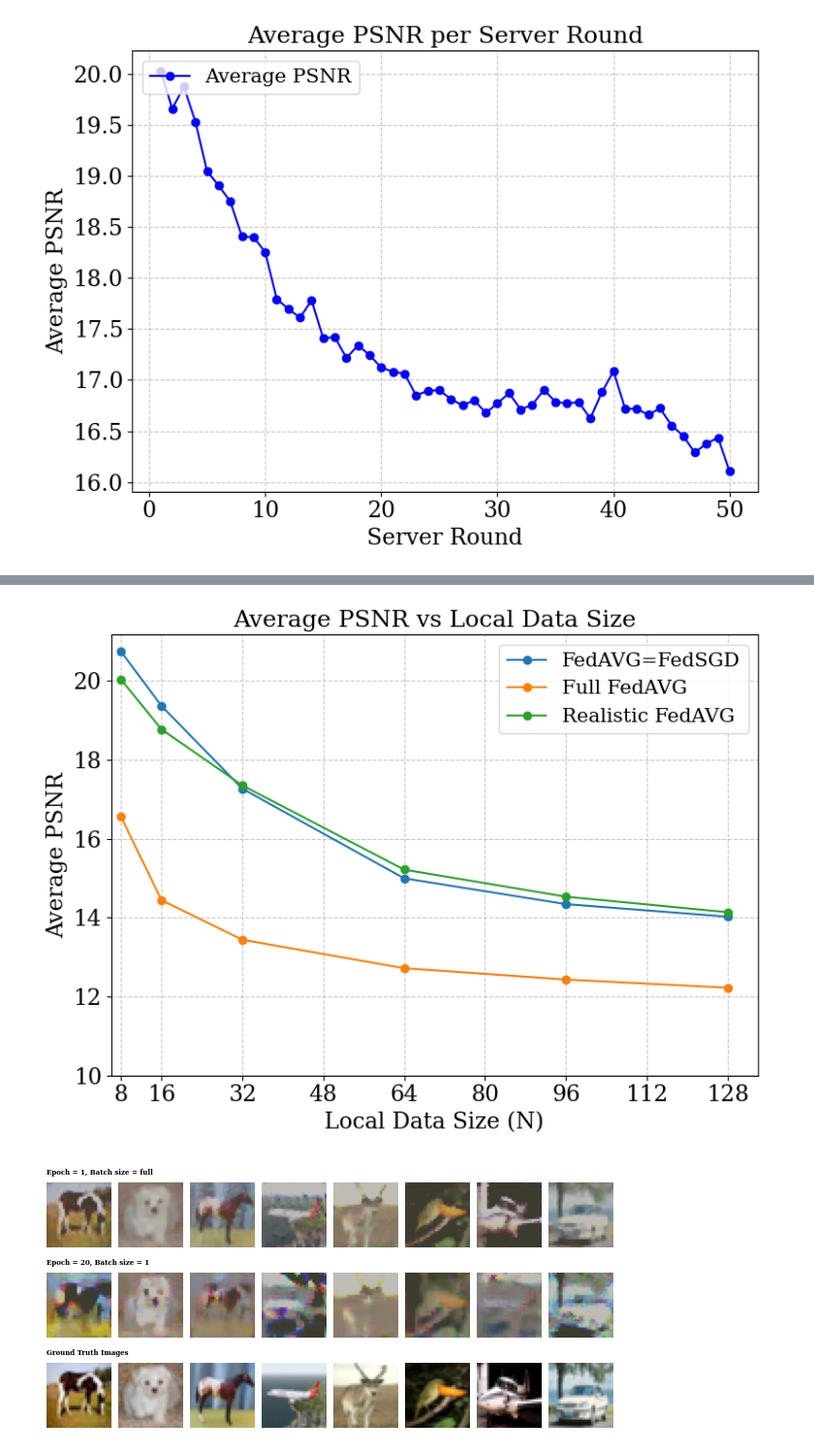
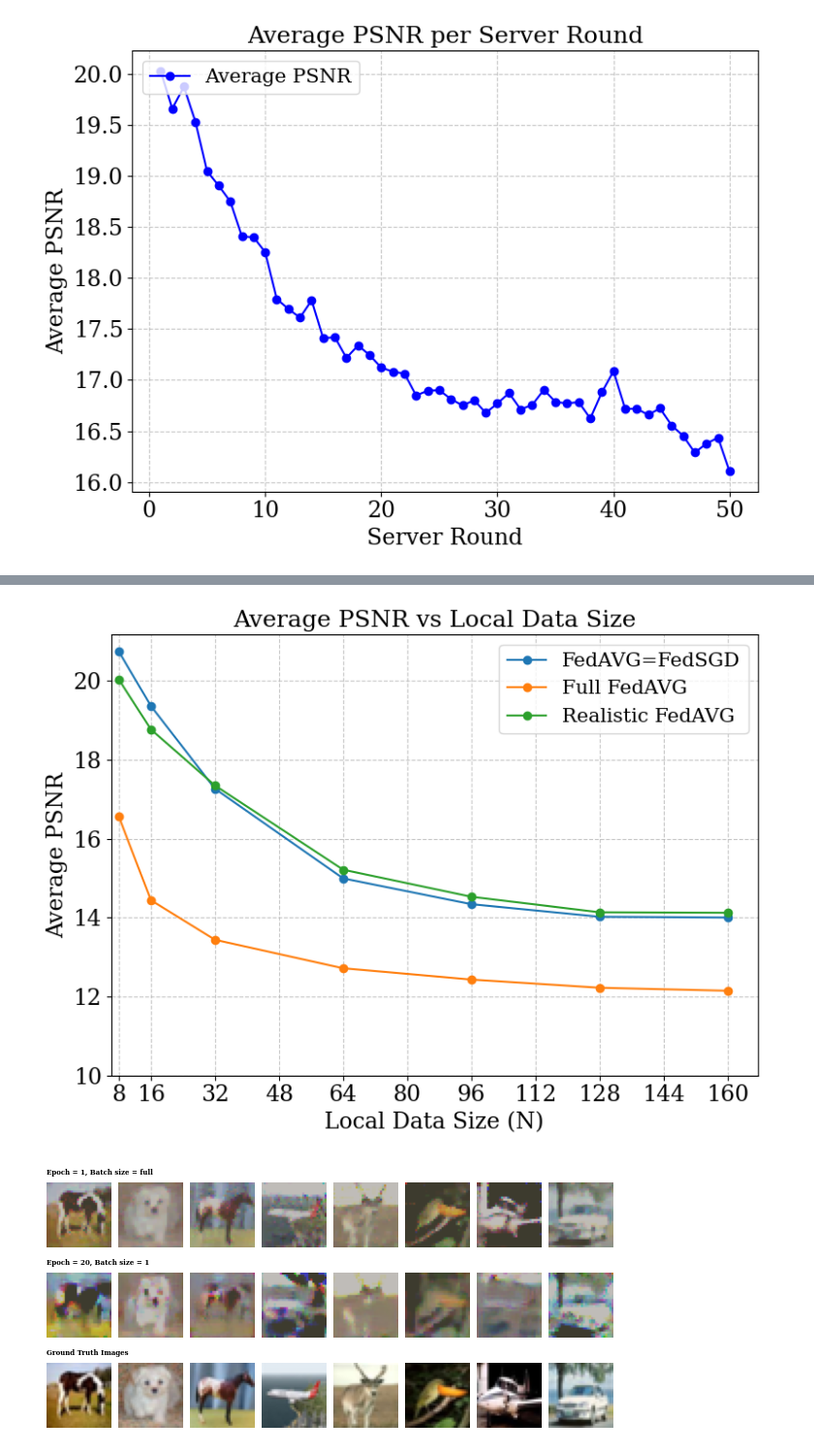
Before and after one commit to Moltas18/FederatedLearning, a Jupyter notebook: experiments/objective_4/notebook.ipynb, the cells around one changed output, grey strips where cells are left out. Shown at 97% size. Cells and saved outputs as stored; diff of their text form; code cells hidden in the pictures.

```diff
--- a/experiments/objective_4/notebook.ipynb
+++ b/experiments/objective_4/notebook.ipynb
@@ -134,20 +141,20 @@ Average LPIPS: 0.26253893971443176
 # %%
 # Example data
-local_data_sizes = [8, 16, 32, 64, 96, 128]  # Local data sizes (N)
-psnr_test_1 = [20.7449, 19.3668, 17.2679, 14.9962, 14.3425, 14.0233]  # PSNR values for experiment 1
-psnr_test_2 = [16.5585, 14.4429, 13.4398, 12.7177, 12.4311, 12.2241]  # PSNR values for experiment 2
-psnr_test_3 = [20.0363, 18.7735, 17.3515, 15.2163, 14.5313, 14.1370]  # PSNR values for experiment 3
+local_data_sizes = [8, 16, 32, 64, 96, 128, 160]  # Local data sizes (N)
+psnr_test_1 = [20.7449, 19.3668, 17.2679, 14.9962, 14.3425, 14.0233, 14.0038]  # PSNR values for experiment 1
+psnr_test_2 = [16.5585, 14.4429, 13.4398, 12.7177, 12.4311, 12.2241, 12.1482]  # PSNR values for experiment 2
+psnr_test_3 = [20.0363, 18.7735, 17.3515, 15.2163, 14.5313, 14.1370, 14.1247]  # PSNR values for experiment 3
 
 # Combine PSNR values into a list of lists
 psnr_values_list = [psnr_test_1, psnr_test_2, psnr_test_3]
 
 # Labels for the lines
 labels = ["FedAVG=FedSGD", "Full FedAVG", "Realistic FedAVG"]
 
 # Call the plot function
 plot_psnr_vs_N_size(local_data_sizes, psnr_values_list, labels)
 # %% [output]
-[figure, old version]
+[figure, new version]
 # %%
 import matplotlib.pyplot as plt
 def plot_psnr_vs_N_size(local_data_sizes, psnr_values_list, labels, title="Average PSNR vs Local Data Size"):
```
Also changed, not shown: parts of 5 cells of this notebook, 4 other files.
